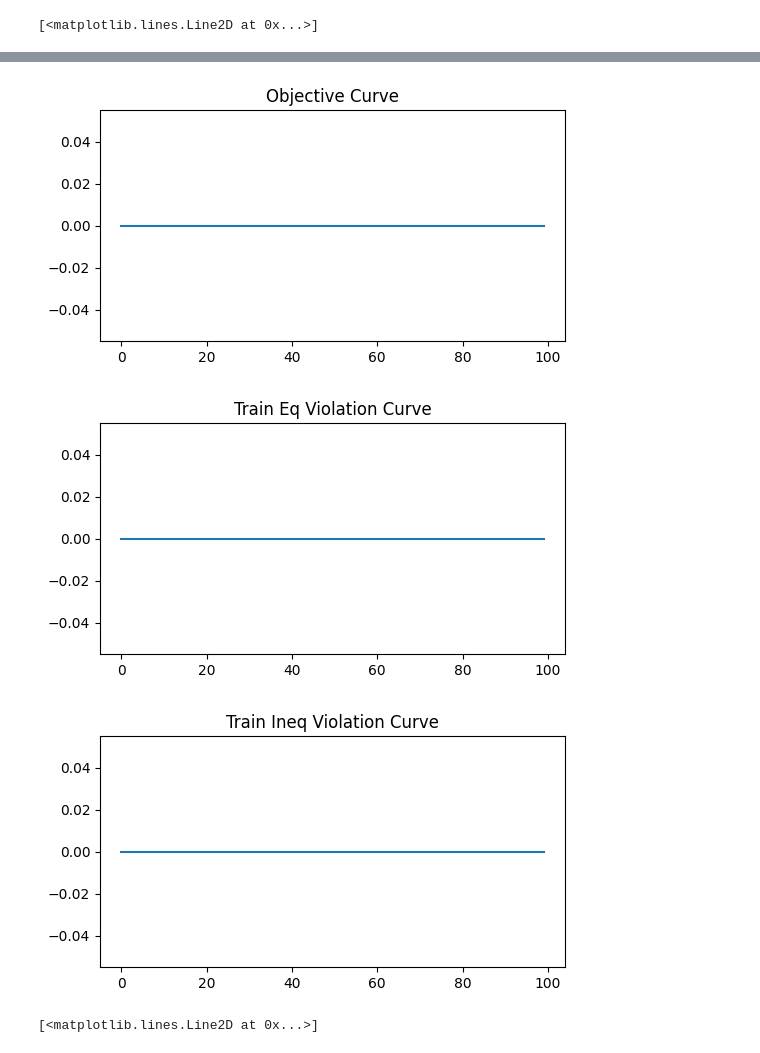
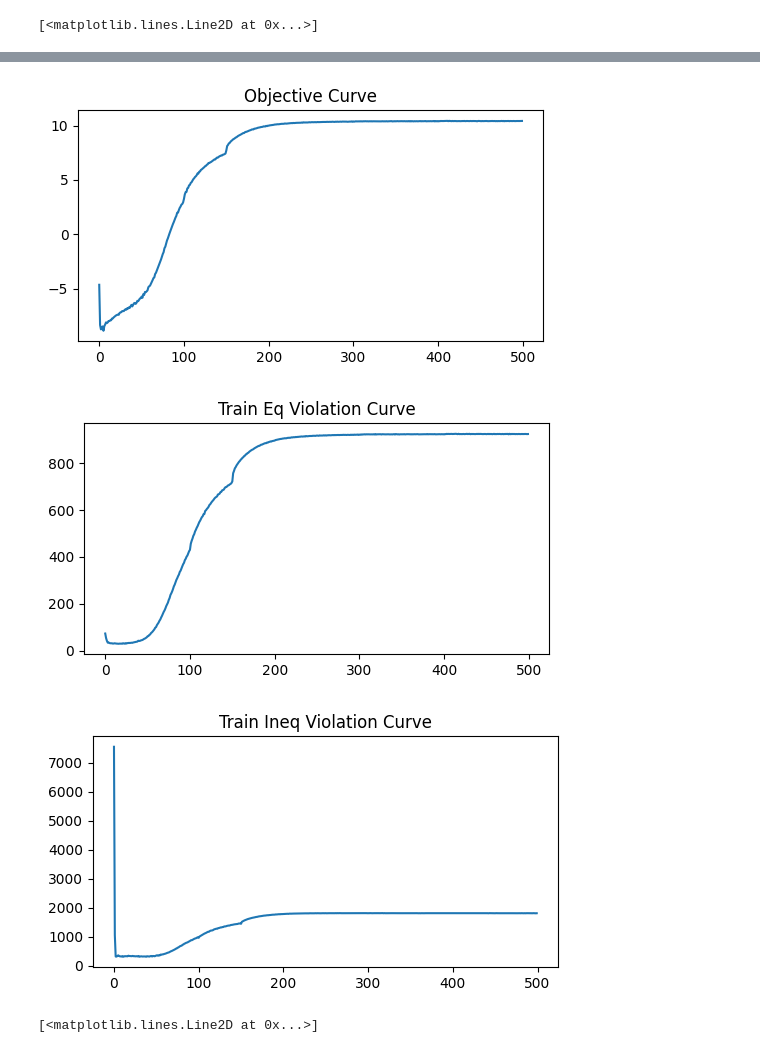
Before and after one commit to xkhainguyen/FSNet, a Jupyter notebook: results/get_results.ipynb, the cells around one changed output, grey strips where cells are left out. Drawn from its saved outputs; the diff is of its cells as text; code cells hidden in the pictures.

```diff
--- a/results/get_results.ipynb
+++ b/results/get_results.ipynb
@@ -90,14 +90,14 @@ def get_val_metrics(results):
     return val_metrics
 # %%
 rel_path = "/home/khain/FSNet/"
-dir_path = "results/nonsmooth_nonconvex/socp/SOCPProblem-100-50-50-10000/20251024-132810_MLP_sup_partial_seed1_dropout0.1/results.pkl"
+dir_path = "results/nonsmooth_nonconvex/socp/SOCPProblem-100-50-50-10000/20251030-233258_MLP_sup_seed1_dropout0.1/results.pkl"
 
 results = load_results(rel_path + dir_path)
 # %%
 train_metrics = get_train_metrics(results)
 
 start = 0
-end = 100
+end = 1000
 
 plt.figure(figsize=(6, 3))
 plt.title('Train Loss Curve')
@@ -120,6 +120,6 @@ plt.plot(train_metrics['ineq_violation'][start:end], label='Train Ineq Violation
-[figure, old version]
+[figure, new version]
-[figure, old version]
+[figure, new version]
-[figure, old version]
+[figure, new version]
 # %%
 val_metrics = get_val_metrics(results)
 
```
Also changed, not shown: parts of 1 cell of this notebook, 9 other files.
